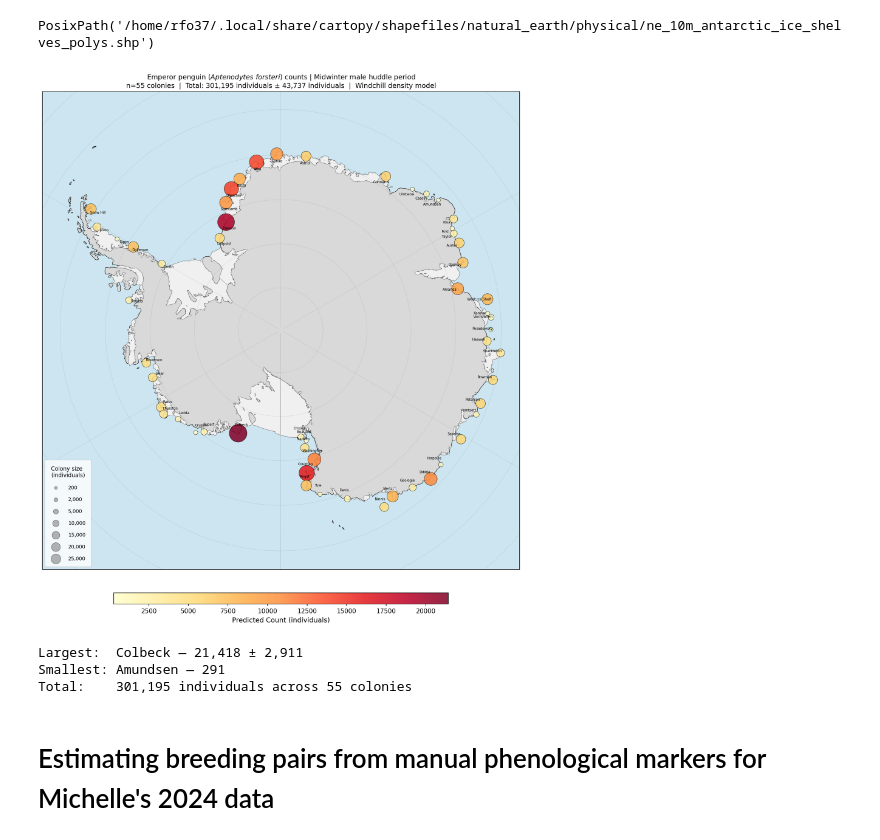
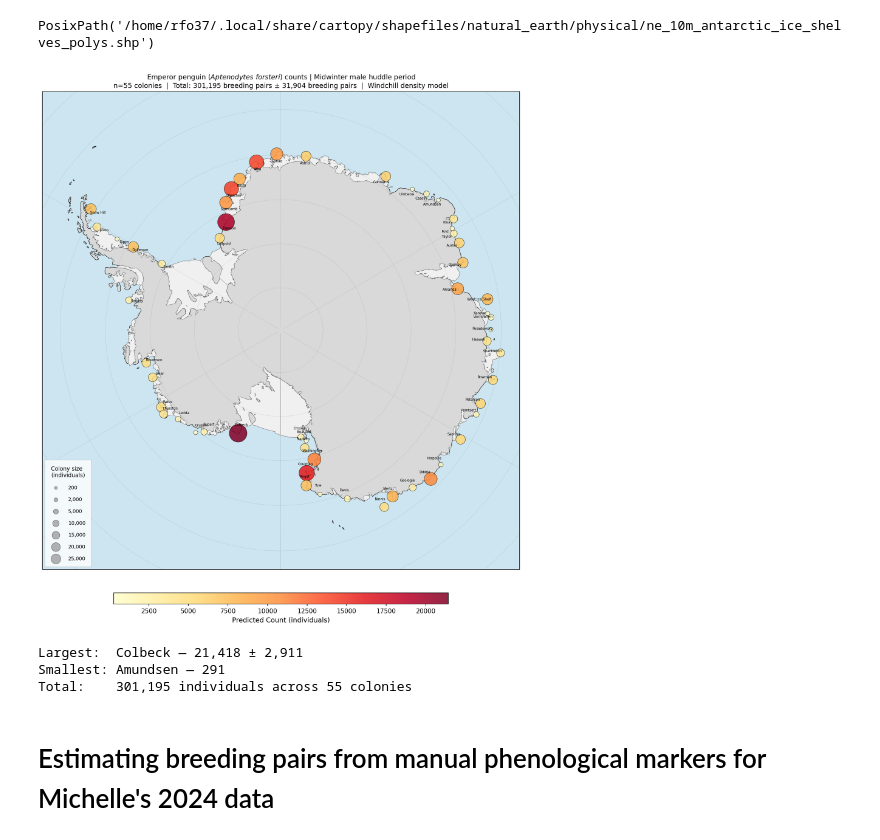
Before and after one commit to rosetazetta/SAR_EmperorPenguin, a Jupyter notebook: Code/manual_phenology_BP.ipynb, the cells around one changed output. Cells and saved outputs as stored; diff of their text form; code cells hidden in the pictures.

```diff
--- a/Code/manual_phenology_BP.ipynb
+++ b/Code/manual_phenology_BP.ipynb
@@ -50,7 +50,7 @@ INPUTPATH = "/mnt/c/Users/rfo37/OneDrive - University of Canterbury/PostDoc/Popu
 #    os.path.join(INPUTPATH, "dfRFD_with_predictions_cleaned_final.xlsx")) #cleaned and added phenology markers
 #).drop(columns="Unnamed: 0")
 
-dfRFD = pd.read_csv(os.path.join(INPUTPATH, "dfRFD_with_predictions_cleaned_final.csv"))
+dfRFD = pd.read_csv(os.path.join(INPUTPATH, "Final results/Actual final results/dfRFD_with_predictions_final_July2026.csv"))
 # %%
 print(dfRFD.columns.tolist())
 print(dfRFD["phenology_est"].unique())
@@ -696,36 +676,36 @@ ax.legend(
     scatterpoints=1,
 )
 
 for _, row in dfHuddle_export.iterrows():
     ax.text(
         row["lon"], row["lat"] - 0.9,
         row["colony_name"],
         fontsize=5.5,
         ha="center",
         transform=ccrs.PlateCarree(),
         zorder=4
     )
 
 ax.set_title(
     f"Emperor penguin ($\\it{{Aptenodytes\\ forsteri}}$) counts | Midwinter male huddle period\n"
     f"n={len(dfHuddle_export)} colonies  |  "
-    f"Total: {dfHuddle_export['count_mean'].sum():,.0f} individuals "
-    f"\u00b1 {dfHuddle_export['uncertainty_pm'].sum():,.0f} individuals  |  "
+    f"Total: {summary_export['total_count_mean'].sum():,.0f} breeding pairs "
+    f"\u00b1 {summary_export['combined_se'].sum():,.0f} breeding pairs  |  "
     f"Windchill density model",
     fontsize=11
 )
 
 plt.tight_layout()
 plt.savefig(os.path.join(INPUTPATH, "fig_antarctica_colony_counts_v2.png"),
             dpi=200, bbox_inches="tight")
 plt.show()
 
 print(f"Largest:  {largest['colony_name']} — {largest['count_mean']:,.0f} ± {largest['uncertainty_pm']:,.0f}")
 print(f"Smallest: {dfHuddle_export.loc[dfHuddle_export['count_mean'].idxmin(), 'colony_name']} — "
       f"{dfHuddle_export['count_mean'].min():,.0f}")
 print(f"Total:    {dfHuddle_export['count_mean'].sum():,.0f} individuals across {len(dfHuddle_export)} colonies")
 # %% [output]
-[figure, old version]
+[figure, new version]
 Largest:  Colbeck — 21,418 ± 2,911
 Smallest: Amundsen — 291
 Total:    301,195 individuals across 55 colonies
```
Also changed, not shown: parts of 5 cells of this notebook.
